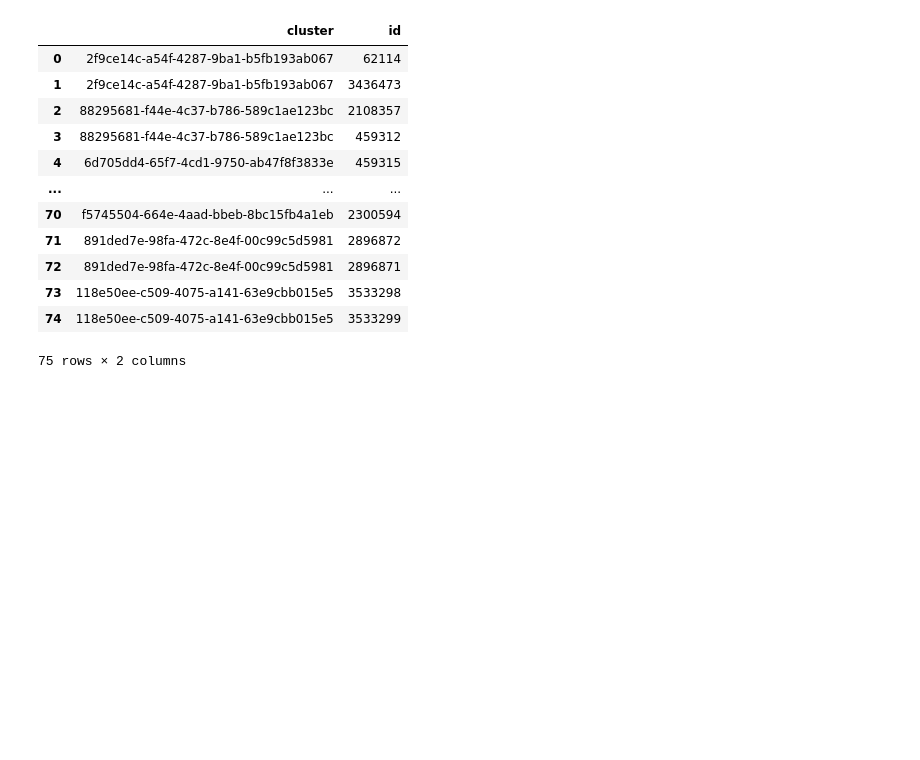
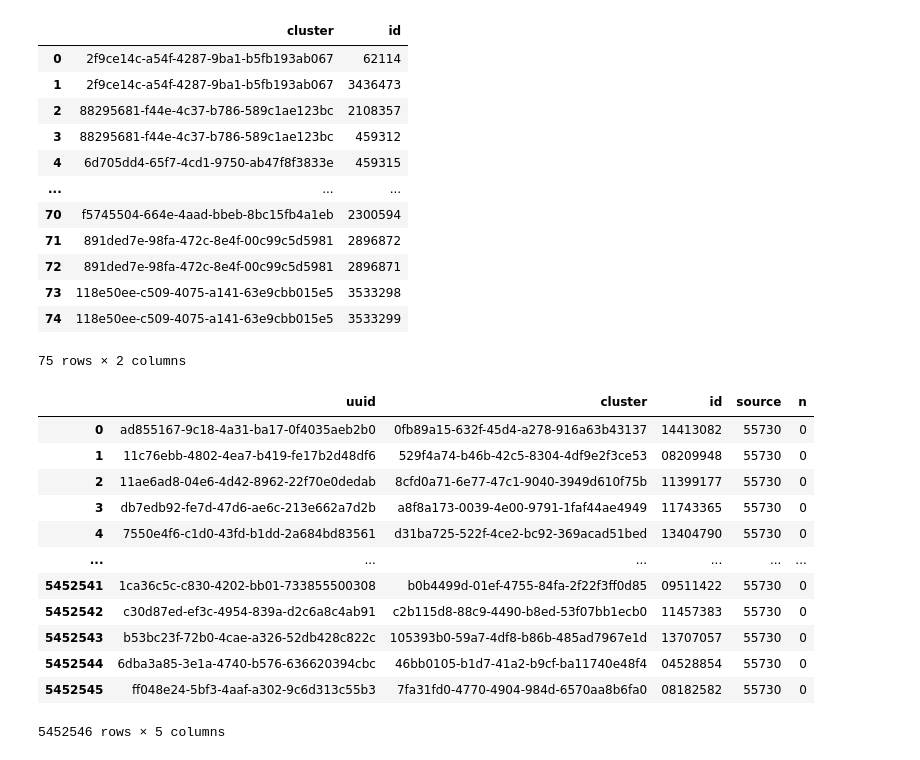
Before and after one commit to will-langdale/matchbox, a Jupyter notebook: notebooks/archive/WL_test.ipynb, the cells around one changed output. Saved outputs shown, nothing was run; the diff lists cells and outputs as text; code cells hidden in the pictures; blank space fills up the shorter version.

```diff
--- a/notebooks/archive/WL_test.ipynb
+++ b/notebooks/archive/WL_test.ipynb
@@ -448,3 +452,26 @@ def read(
+# %%
+from cmf.data import Table
+import os
+
+clusters = Table(
+    db_schema=os.getenv("SCHEMA"),
+    db_table=os.getenv("CLUSTERS_TABLE")
+)
+clusters.read()
+# %% [output]
+|  | uuid | cluster | id | source | n |
+| 0 | ad855167-9c18-4a31-ba17-0f4035aeb2b0 | 0fb89a15-632f-45d4-a278-916a63b43137 | 14413082 | 55730 | 0 |
+| 1 | 11c76ebb-4802-4ea7-b419-fe17b2d48df6 | 529f4a74-b46b-42c5-8304-4df9e2f3ce53 | 08209948 | 55730 | 0 |
+| 2 | 11ae6ad8-04e6-4d42-8962-22f70e0dedab | 8cfd0a71-6e77-47c1-9040-3949d610f75b | 11399177 | 55730 | 0 |
+| 3 | db7edb92-fe7d-47d6-ae6c-213e662a7d2b | a8f8a173-0039-4e00-9791-1faf44ae4949 | 11743365 | 55730 | 0 |
+| 4 | 7550e4f6-c1d0-43fd-b1dd-2a684bd83561 | d31ba725-522f-4ce2-bc92-369acad51bed | 13404790 | 55730 | 0 |
+| ... | ... | ... | ... | ... | ... |
+| 5452541 | 1ca36c5c-c830-4202-bb01-733855500308 | b0b4499d-01ef-4755-84fa-2f22f3ff0d85 | 09511422 | 55730 | 0 |
+| 5452542 | c30d87ed-ef3c-4954-839a-d2c6a8c4ab91 | c2b115d8-88c9-4490-b8ed-53f07bb1ecb0 | 11457383 | 55730 | 0 |
+| 5452543 | b53bc23f-72b0-4cae-a326-52db428c822c | 105393b0-59a7-4df8-b86b-485ad7967e1d | 13707057 | 55730 | 0 |
+| 5452544 | 6dba3a85-3e1a-4740-b576-636620394cbc | 46bb0105-b1d7-41a2-b9cf-ba11740e48f4 | 04528854 | 55730 | 0 |
+| 5452545 | ff048e24-5bf3-4aaf-a302-9c6d313c55b3 | 7fa31fd0-4770-4904-984d-6570aa8b6fa0 | 08182582 | 55730 | 0 |
+5452546 rows × 5 columns
 # %%
 from cmf.data.probabilities import ProbabilityResults
 import pandas as pd
```
Also changed, not shown: parts of 5 cells of this notebook, 2 other files.
